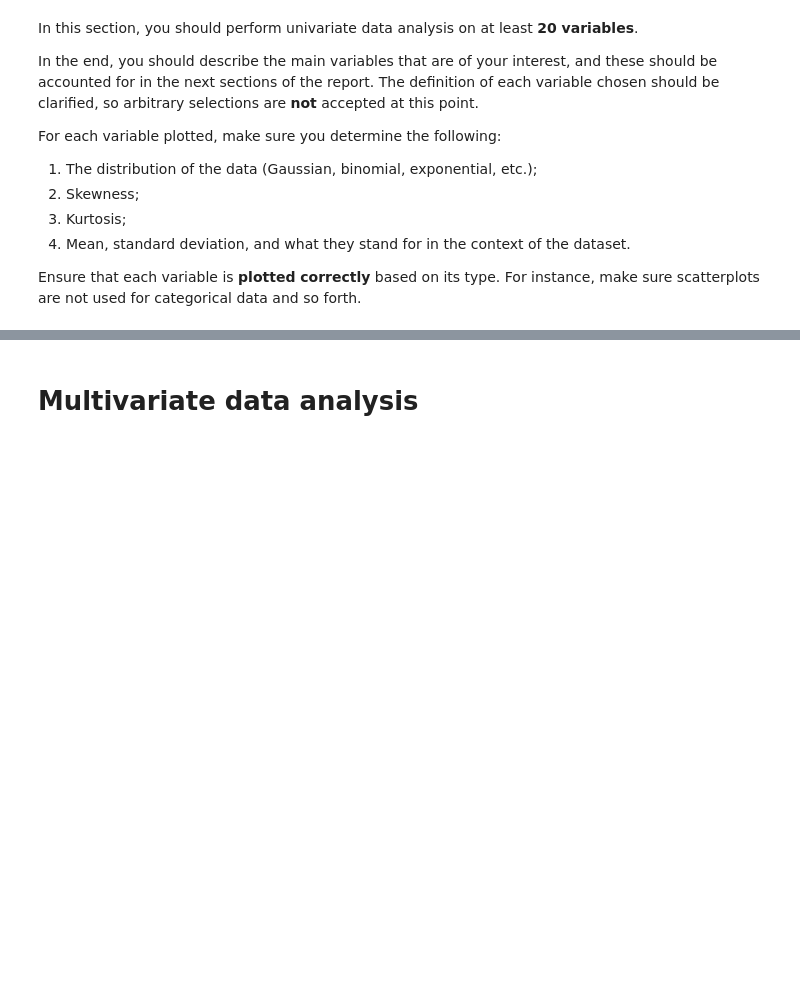
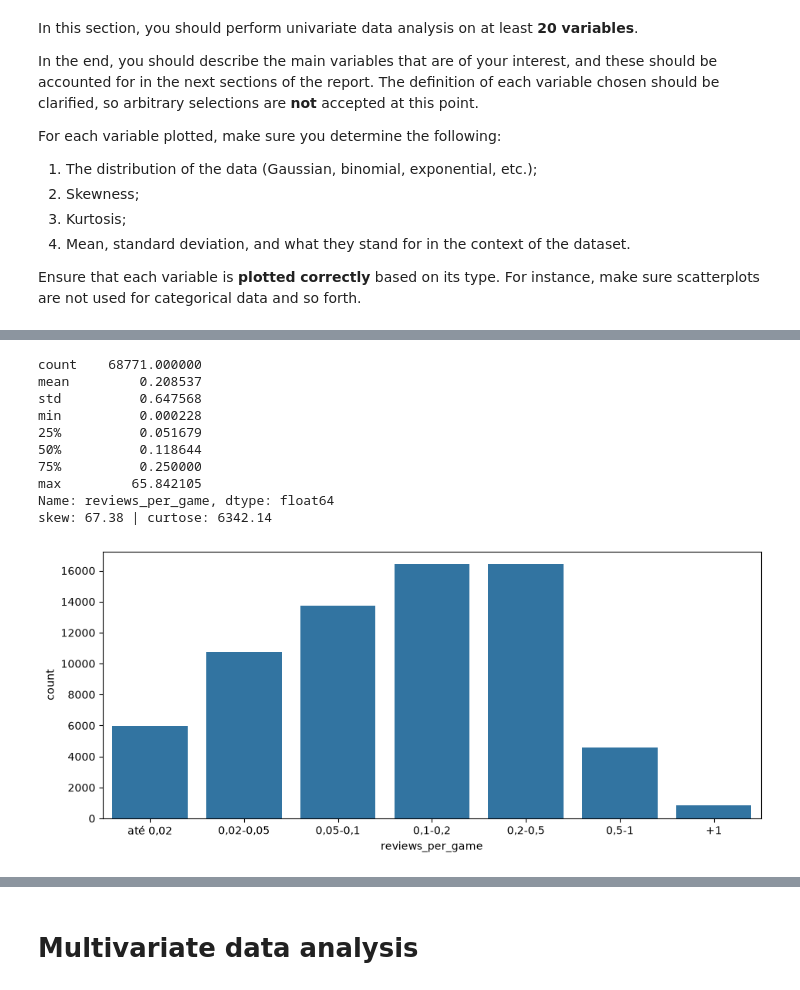
Before and after one commit to larissa04alves/steam-review-retention, a Jupyter notebook: tde-data-science-parte01.ipynb, the cells around one changed output, grey strips where cells are left out. Drawn from its saved outputs; the diff is of its cells as text; code cells hidden in the pictures; blank space fills up the shorter version.

```diff
--- a/tde-data-science-parte01.ipynb
+++ b/tde-data-science-parte01.ipynb
@@ -693,0 +484,20 @@ skew: 0.29 | curtose: -0.65
+# %%
+# reviews escritos por jogo possuído utilizando usuários públicos, em faixas
+faixas = pd.cut(df['reviews_per_game'], [0, 0.02, 0.05, 0.1, 0.2, 0.5, 1, 1000],
+                labels=['até 0,02', '0,02-0,05', '0,05-0,1', '0,1-0,2', '0,2-0,5', '0,5-1', '+1'])
+plt.figure(figsize=(11, 4.5))
+sns.countplot(x=faixas)
+print(df['reviews_per_game'].describe())
+print('skew:', round(df['reviews_per_game'].skew(), 2), '| curtose:', round(df['reviews_per_game'].kurt(), 2))
+# %% [output]
+count    68771.000000
+mean         0.208537
+std          0.647568
+min          0.000228
+25%          0.051679
+50%          0.118644
+75%          0.250000
+max         65.842105
+Name: reviews_per_game, dtype: float64
+skew: 67.38 | curtose: 6342.14
+[figure, added]
```
Also changed, not shown: parts of 43 cells of this notebook.
